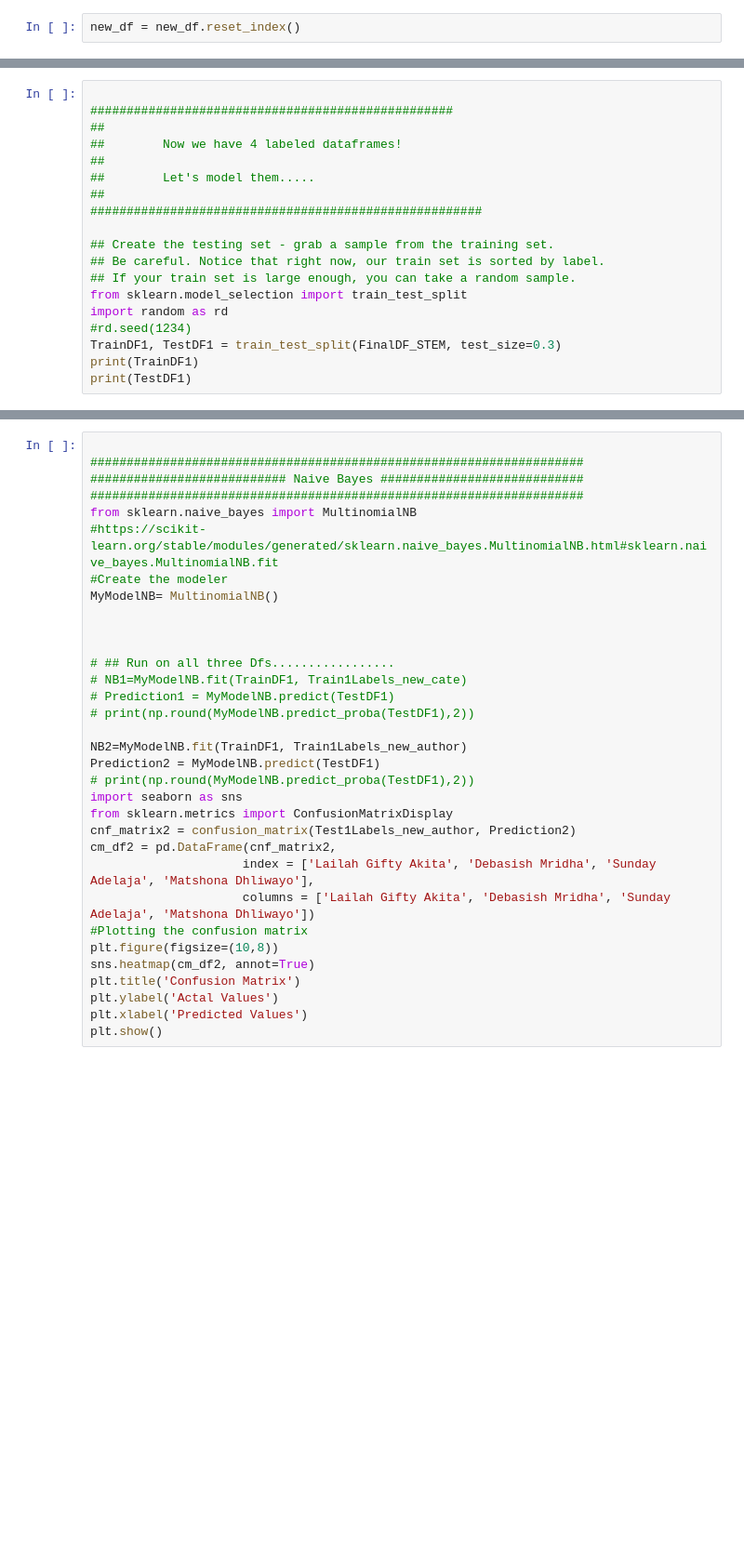
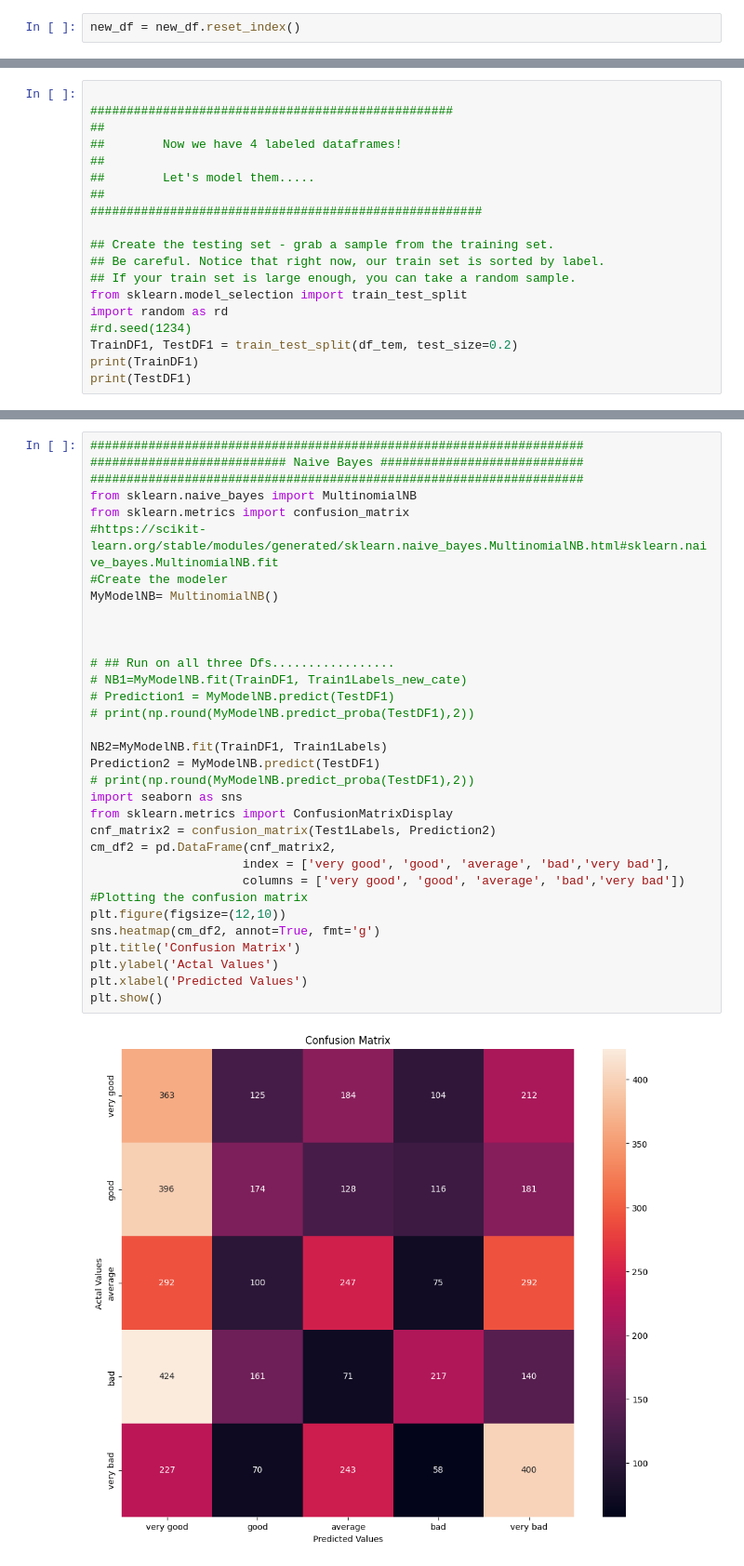
Before and after one commit to XingyuChenTim/project-port, a Jupyter notebook: dt_nb_svm.ipynb, the cells around one changed output, grey strips where cells are left out. Shown at 93% size. Drawn from its saved outputs; the diff is of its cells as text; blank space fills up the shorter version.

```diff
--- a/dt_nb_svm.ipynb
+++ b/dt_nb_svm.ipynb
@@ -177,6 +229,6 @@ df_tem
 from sklearn.model_selection import train_test_split
 import random as rd
 #rd.seed(1234)
-TrainDF1, TestDF1 = train_test_split(FinalDF_STEM, test_size=0.3)
+TrainDF1, TestDF1 = train_test_split(df_tem, test_size=0.2)
 print(TrainDF1)
 print(TestDF1)
@@ -192,36 +275,38 @@ TrainDF1 = TrainDF1.drop(["Label"], axis=1)
 # %%
-
 ####################################################################
 ########################### Naive Bayes ############################
 ####################################################################
 from sklearn.naive_bayes import MultinomialNB
+from sklearn.metrics import confusion_matrix
 #https://scikit-learn.org/stable/modules/generated/sklearn.naive_bayes.MultinomialNB.html#sklearn.naive_bayes.MultinomialNB.fit
 #Create the modeler
 MyModelNB= MultinomialNB()
 
 
 
 # ## Run on all three Dfs.................
 # NB1=MyModelNB.fit(TrainDF1, Train1Labels_new_cate)
 # Prediction1 = MyModelNB.predict(TestDF1)
 # print(np.round(MyModelNB.predict_proba(TestDF1),2))
 
-NB2=MyModelNB.fit(TrainDF1, Train1Labels_new_author)
+NB2=MyModelNB.fit(TrainDF1, Train1Labels)
 Prediction2 = MyModelNB.predict(TestDF1)
 # print(np.round(MyModelNB.predict_proba(TestDF1),2))
 import seaborn as sns
 from sklearn.metrics import ConfusionMatrixDisplay
-cnf_matrix2 = confusion_matrix(Test1Labels_new_author, Prediction2)
+cnf_matrix2 = confusion_matrix(Test1Labels, Prediction2)
 cm_df2 = pd.DataFrame(cnf_matrix2,
-                     index = ['Lailah Gifty Akita', 'Debasish Mridha', 'Sunday Adelaja', 'Matshona Dhliwayo'],
-                     columns = ['Lailah Gifty Akita', 'Debasish Mridha', 'Sunday Adelaja', 'Matshona Dhliwayo'])
+                     index = ['very good', 'good', 'average', 'bad','very bad'],
+                     columns = ['very good', 'good', 'average', 'bad','very bad'])
 #Plotting the confusion matrix
-plt.figure(figsize=(10,8))
-sns.heatmap(cm_df2, annot=True)
+plt.figure(figsize=(12,10))
+sns.heatmap(cm_df2, annot=True, fmt='g')
 plt.title('Confusion Matrix')
 plt.ylabel('Actal Values')
 plt.xlabel('Predicted Values')
 plt.show()
+# %% [output]
+[figure, added]
 # %%
 #@@@@@@@@@@@@@@@@@@@@@@@@@@@@@@@@@@@@@
 #########################################################
```
Also changed, not shown: parts of 18 cells of this notebook, 2 other files.
